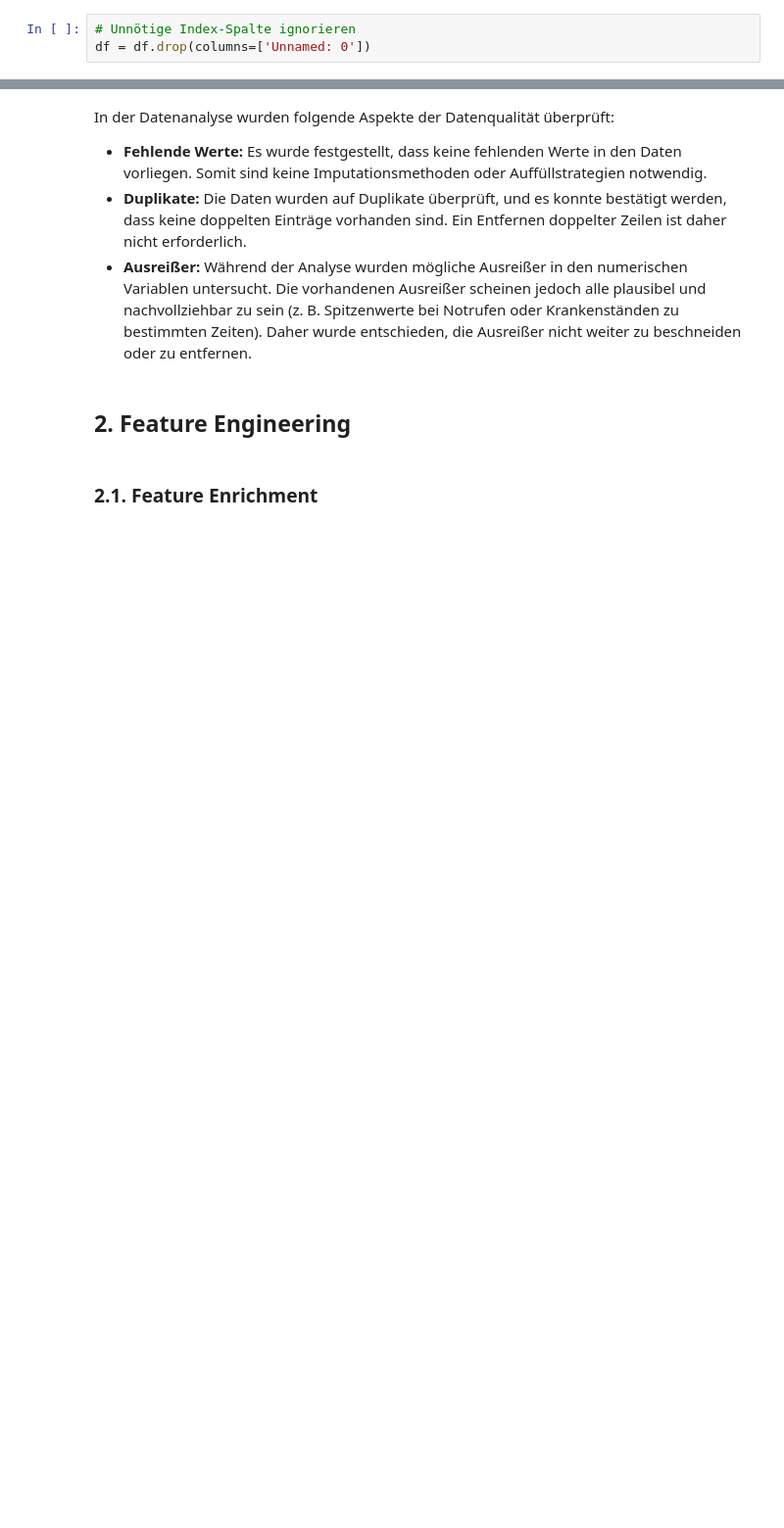
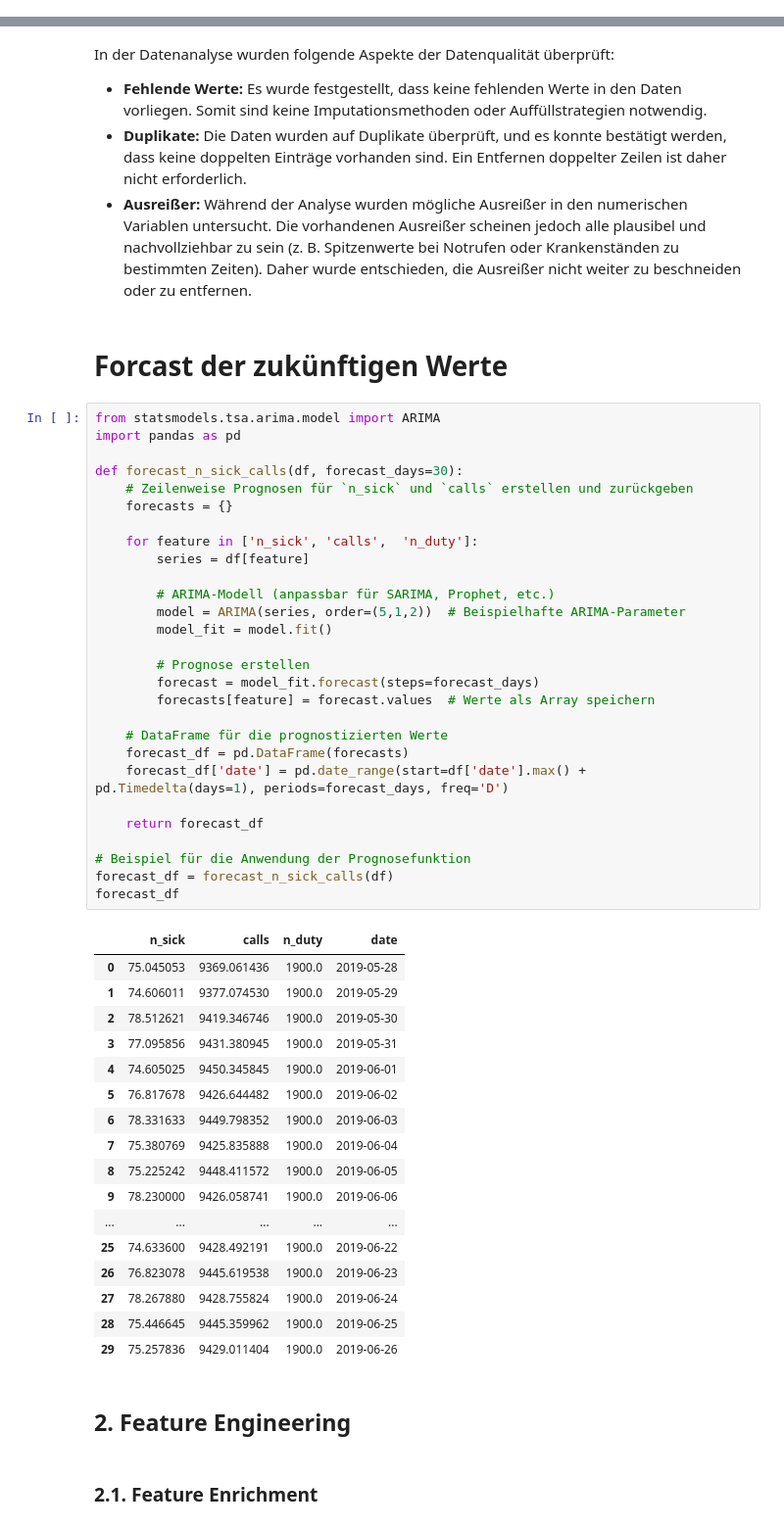
Before and after one commit to matteo110918/ml_bereitschaftsdienstplan, a Jupyter notebook: notebooks/data_preparation.ipynb, the cells around one changed output, grey strips where cells are left out. Shown at 98% size. Drawn from its saved outputs; the diff is of its cells as text; blank space fills up the shorter version.

Commit message:
Feature Engineering anpassen. Forcast für n_sick, calls und n_duty aufnehmen.

```diff
--- a/notebooks/data_preparation.ipynb
+++ b/notebooks/data_preparation.ipynb
@@ -16,6 +16,3 @@ from sklearn.feature_selection import SelectFromModel
 # Laden der Daten
 # Passe den Pfad entsprechend an, falls die Daten in einem spezifischen Ordner liegen
 df = pd.read_csv('../data/raw/sickness_table.csv', parse_dates=['date'])
-# %%
-# Unnötige Index-Spalte ignorieren
-df = df.drop(columns=['Unnamed: 0'])
@@ -31,6 +24,54 @@ In der Datenanalyse wurden folgende Aspekte der Datenqualität überprüft:
 - **Fehlende Werte:** Es wurde festgestellt, dass keine fehlenden Werte in den Daten vorliegen. Somit sind keine Imputationsmethoden oder Auffüllstrategien notwendig.
 - **Duplikate:** Die Daten wurden auf Duplikate überprüft, und es konnte bestätigt werden, dass keine doppelten Einträge vorhanden sind. Ein Entfernen doppelter Zeilen ist daher nicht erforderlich.
 - **Ausreißer:** Während der Analyse wurden mögliche Ausreißer in den numerischen Variablen untersucht. Die vorhandenen Ausreißer scheinen jedoch alle plausibel und nachvollziehbar zu sein (z. B. Spitzenwerte bei Notrufen oder Krankenständen zu bestimmten Zeiten). Daher wurde entschieden, die Ausreißer nicht weiter zu beschneiden oder zu entfernen.
+# %% [markdown]
+# Forcast der zukünftigen Werte
+# %%
+from statsmodels.tsa.arima.model import ARIMA
+import pandas as pd
+
+def forecast_n_sick_calls(df, forecast_days=30):
+    # Zeilenweise Prognosen für `n_sick` und `calls` erstellen und zurückgeben
+    forecasts = {}
+
+    for feature in ['n_sick', 'calls',  'n_duty']:
+        series = df[feature]
+
+        # ARIMA-Modell (anpassbar für SARIMA, Prophet, etc.)
+        model = ARIMA(series, order=(5,1,2))  # Beispielhafte ARIMA-Parameter
+        model_fit = model.fit()
+
+        # Prognose erstellen
+        forecast = model_fit.forecast(steps=forecast_days)
+        forecasts[feature] = forecast.values  # Werte als Array speichern
+
+    # DataFrame für die prognostizierten Werte
+    forecast_df = pd.DataFrame(forecasts)
+    forecast_df['date'] = pd.date_range(start=df['date'].max() + pd.Timedelta(days=1), periods=forecast_days, freq='D')
+
+    return forecast_df
+
+# Beispiel für die Anwendung der Prognosefunktion
+forecast_df = forecast_n_sick_calls(df)
+forecast_df
+# %% [output]
+|  | n_sick | calls | n_duty | date |
+| 0 | 75.045053 | 9369.061436 | 1900.0 | 2019-05-28 |
+| 1 | 74.606011 | 9377.074530 | 1900.0 | 2019-05-29 |
+| 2 | 78.512621 | 9419.346746 | 1900.0 | 2019-05-30 |
+| 3 | 77.095856 | 9431.380945 | 1900.0 | 2019-05-31 |
+| 4 | 74.605025 | 9450.345845 | 1900.0 | 2019-06-01 |
+| 5 | 76.817678 | 9426.644482 | 1900.0 | 2019-06-02 |
+| 6 | 78.331633 | 9449.798352 | 1900.0 | 2019-06-03 |
+| 7 | 75.380769 | 9425.835888 | 1900.0 | 2019-06-04 |
+| 8 | 75.225242 | 9448.411572 | 1900.0 | 2019-06-05 |
+| 9 | 78.230000 | 9426.058741 | 1900.0 | 2019-06-06 |
+| ... | ... | ... | ... | ... |
+| 25 | 74.633600 | 9428.492191 | 1900.0 | 2019-06-22 |
+| 26 | 76.823078 | 9445.619538 | 1900.0 | 2019-06-23 |
+| 27 | 78.267880 | 9428.755824 | 1900.0 | 2019-06-24 |
+| 28 | 75.446645 | 9445.359962 | 1900.0 | 2019-06-25 |
+| 29 | 75.257836 | 9429.011404 | 1900.0 | 2019-06-26 |
 # %% [markdown]
 ## 2. Feature Engineering
 # %% [markdown]
```
Also changed, not shown: parts of 18 cells of this notebook, 11 other files.
